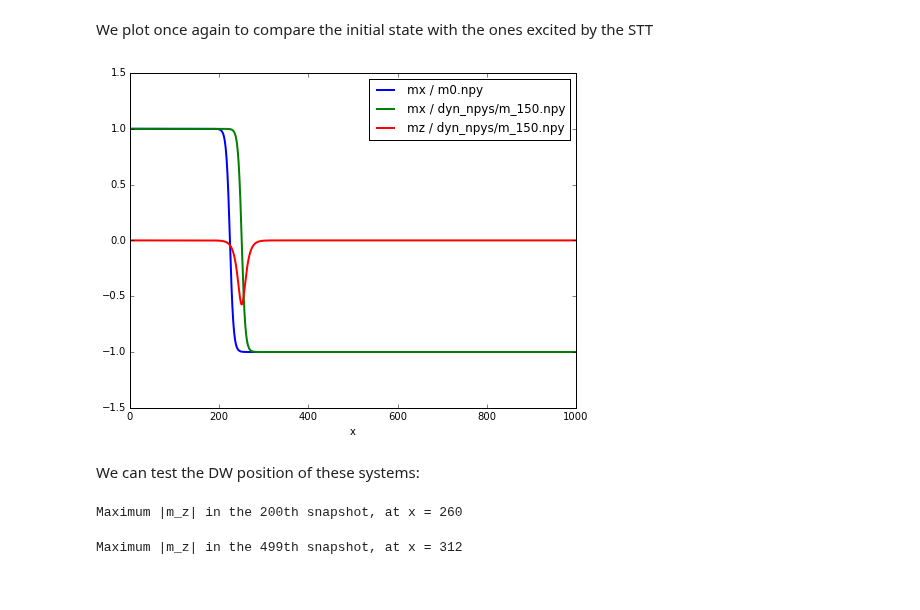
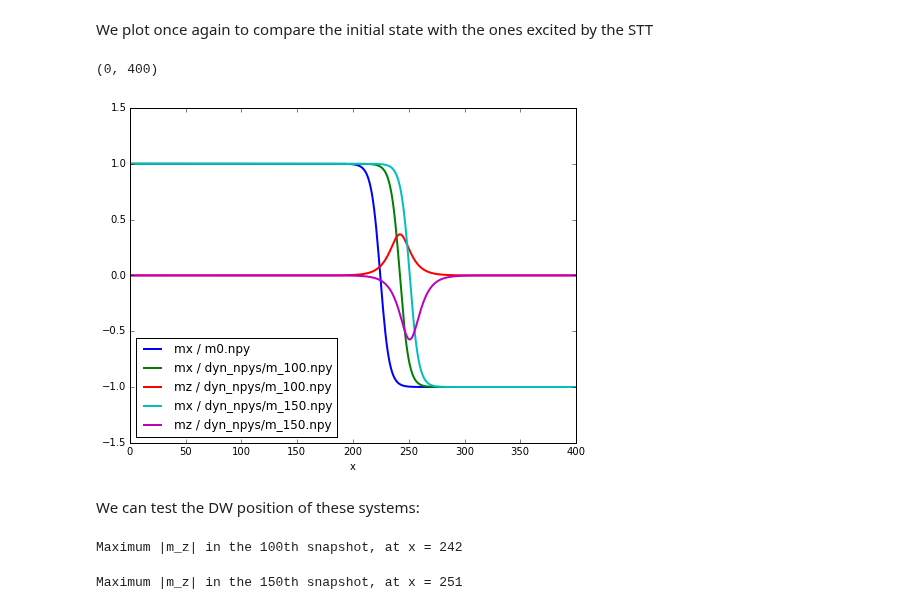
Before and after one commit to computationalmodelling/fidimag, a Jupyter notebook: doc/ipynb/STT_DW_motion.ipynb, the cells around one changed output. Drawn from its saved outputs; the diff is of its cells as text; code cells hidden in the pictures.

```diff
--- a/doc/ipynb/STT_DW_motion.ipynb
+++ b/doc/ipynb/STT_DW_motion.ipynb
@@ -265,30 +265,35 @@ We plot once again to compare the initial state with the ones excited by the STT
 # %%
 # We can plot the m_x component for a number snapshots
 # to observe the DW motion
-# We will plot the 150th file (we can also compute
+# We will plot the 100th and 150th files (we can also compute
 # until the system reaches ~5 ns to improve the effect)
 plot_magnetisation([['m0.npy', 'mx'],
+                    ['dyn_npys/m_100.npy', 'mx'],
+                    ['dyn_npys/m_100.npy', 'mz'],
                     ['dyn_npys/m_150.npy', 'mx'],
                     ['dyn_npys/m_150.npy', 'mz'],
                     # ['dyn_npys/m_499.npy', 'mx'],
                     # ['dyn_npys/m_499.npy', 'mz']
                     ],
                    # save_file='dw_motion_stt.pdf'
                    )
+plt.legend(loc='lower left')
+plt.xlim([0, 400])
 # %% [output]
+(0, 400)
-[figure, old version]
+[figure, new version]
 # %% [markdown]
 We can test the DW position of these systems:
 # %%
-m0_z = np.load('dyn_npys/m_200.npy').reshape(3, -1)[2]
+m0_z = np.load('dyn_npys/m_100.npy').reshape(3, -1)[2]
 x = np.arange(len(m0_z))
 
-print 'Maximum |m_z| in the 200th snapshot, at x =', x[np.argmax(np.abs(m0_z))]
+print 'Maximum |m_z| in the 100th snapshot, at x =', x[np.argmax(np.abs(m0_z))]
 # %% [output]
-Maximum |m_z| in the 200th snapshot, at x = 260
+Maximum |m_z| in the 100th snapshot, at x = 242
 # %%
-m0_z = np.load('dyn_npys/m_499.npy').reshape(3, -1)[2]
+m0_z = np.load('dyn_npys/m_150.npy').reshape(3, -1)[2]
 
-print 'Maximum |m_z| in the 499th snapshot, at x =', x[np.argmax(np.abs(m0_z))]
+print 'Maximum |m_z| in the 150th snapshot, at x =', x[np.argmax(np.abs(m0_z))]
 # %% [output]
-Maximum |m_z| in the 499th snapshot, at x = 312
+Maximum |m_z| in the 150th snapshot, at x = 251
```
Also changed, not shown: parts of 1 cell of this notebook.
